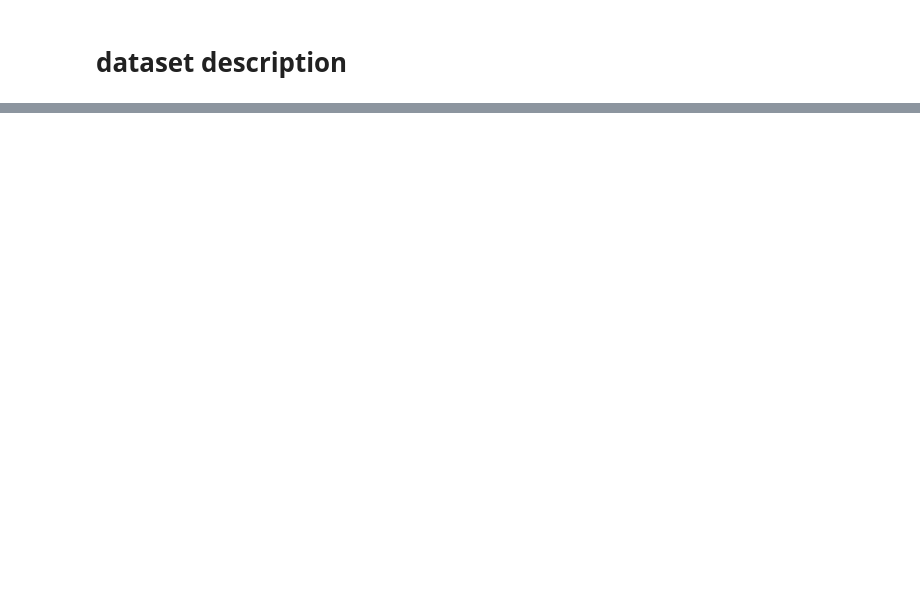
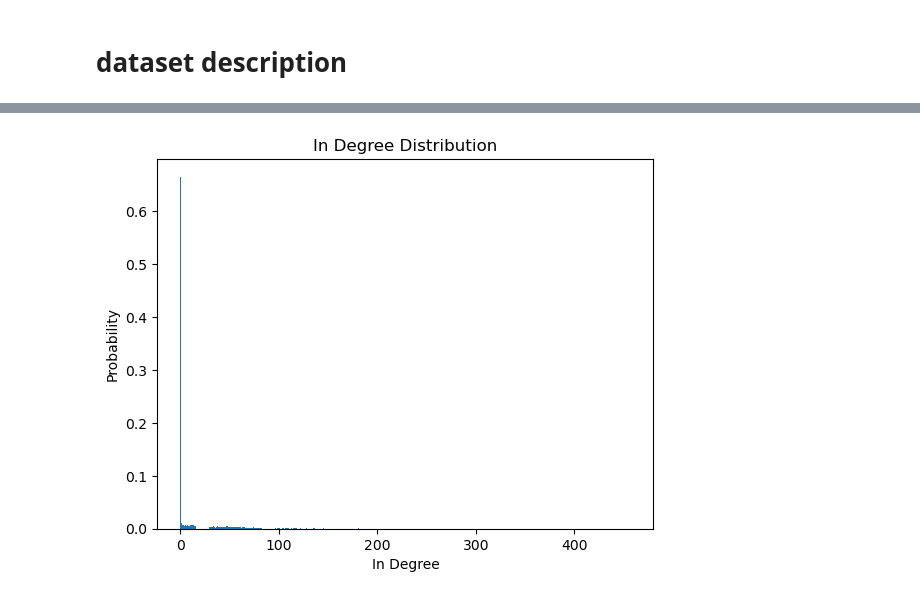
Before and after one commit to Aman281201/CSE508_Winter2023_A3_106, a Jupyter notebook: q1.ipynb, the cells around one changed output, grey strips where cells are left out. Drawn from its saved outputs; the diff is of its cells as text; code cells hidden in the pictures; blank space fills up the shorter version.

```diff
--- a/q1.ipynb
+++ b/q1.ipynb
@@ -24,16 +24,27 @@ for i in raw_data[4:]:
 
 node_list = list(all_nodes)
 node_list.sort()
+
 get_pos = {}
-for ind, i in enumerate(edge_list):
-    get_pos[i[0]] = ind
+in_deg = {}
+out_deg = {}
+
+for ind, i in enumerate(node_list):
+    get_pos[i] = ind
+    in_deg[i] = 0
+    out_deg[i] = 0
+
 
 n = len(node_list)
 
+
+
 adj_mat = [ [ 0 for j in range(n)] for i in range(n)]
+print(len(adj_mat),len(adj_mat[0]))
 
-for ind,i in enumerate(edge_list):
+for i in edge_list:
     adj_mat[get_pos[i[0]]][get_pos[i[1]]] = 1
 
-print(adj_mat)
+    out_deg[i[0]]+=1
+    in_deg[i[1]]+=1
 # %% [output]
@@ -40,0 +52,64 @@ KeyError: 1412
+# %%
+sum_in_deg = 0
+max_in_deg = 0
+sum_out_deg = 0
+max_out_deg = 0
+
+for i in node_list:
+    sum_in_deg += in_deg[i]
+    sum_out_deg += out_deg[i]
+    max_in_deg = max(in_deg[i],max_in_deg)
+    max_out_deg = max(out_deg[i],max_out_deg)
+
+print("Number of nodes is ", len(node_list))
+print("Number of edges is ", len(edge_list))
+print("average in-degree is ",sum_in_deg/n)
+print("max in-degree is ",max_in_deg)
+print("average out-degree is ",sum_out_deg/n)
+print("max out-degree is ",max_out_deg)
+print("Network density is ", len(edge_list)/(n*(n-1)))
+
+in_deg_dist = {}
+out_deg_dist = {}
+for i in in_deg:
+    if in_deg[i] not in in_deg_dist:
+        in_deg_dist[in_deg[i]] = 0
+    in_deg_dist[in_deg[i]] +=1
+
+for i in out_deg:
+    if out_deg[i] not in out_deg_dist:
+        out_deg_dist[out_deg[i]] = 0
+    out_deg_dist[out_deg[i]] +=1
+
+
+x_in = []
+y_in = []
+for i in in_deg_dist:
+    in_deg_dist[i] = in_deg_dist[i]/n
+    x_in.append(i)
+    y_in.append(in_deg_dist[i])
+
+x_out = []
+y_out = []
+for i in out_deg_dist:
+    out_deg_dist[i] = out_deg_dist[i]/n
+    x_out.append(i)
+    y_out.append(out_deg_dist[i])
+
+print("\nIn Degree Distribution of graph")
+
+plt.bar(x_in, y_in)
+plt.xlabel('In Degree')
+plt.ylabel('Probability')
+plt.title('In Degree Distribution')
+plt.show()
+
+
+print("\nOut Degree Distribution of graph")
+
+plt.bar(x_out, y_out)
+plt.xlabel('Out Degree')
+plt.ylabel('Probability')
+plt.title('Out Degree Distribution')
+plt.show()
+# %% [output]
@@ -40,0 +125 @@ KeyError: 1412
+[figure, added]
```
Also changed, not shown: parts of 3 cells of this notebook.
